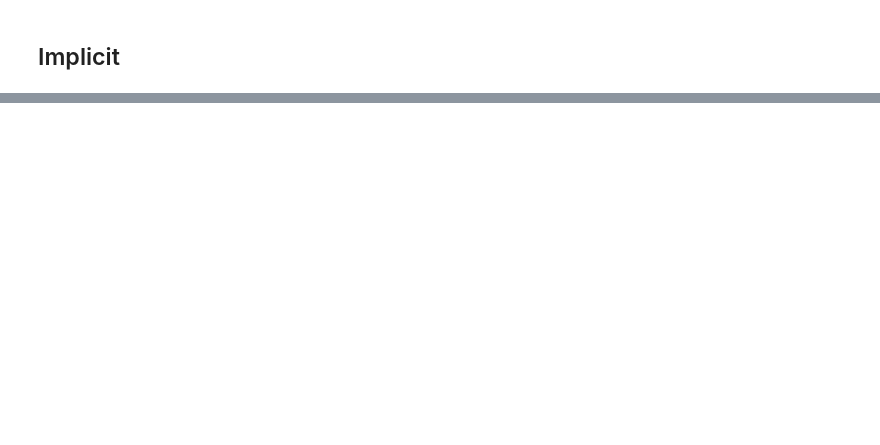
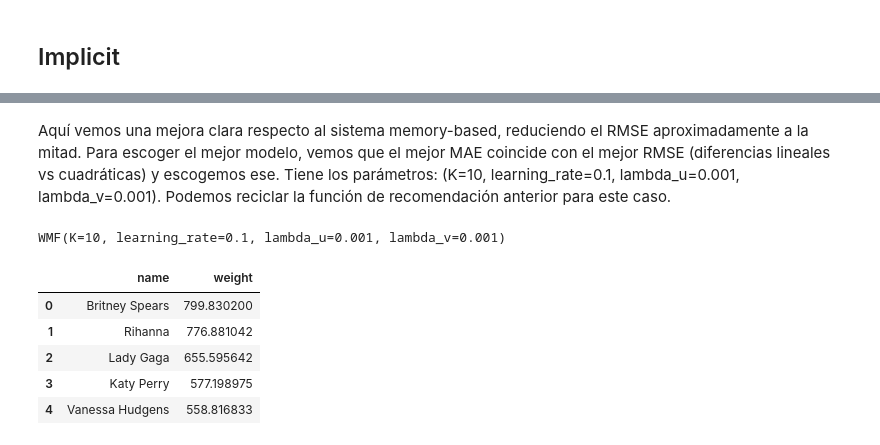
Before and after one commit to apardods/ml3-p2, a Jupyter notebook: ml3_project2.ipynb, the cells around one changed output, grey strips where cells are left out. Drawn from its saved outputs; the diff is of its cells as text; code cells hidden in the pictures; blank space fills up the shorter version.

```diff
--- a/ml3_project2.ipynb
+++ b/ml3_project2.ipynb
@@ -301,0 +322,15 @@ TypeError: WMF.__init__() got an unexpected keyword argument 'lambda_reg'
+# %% [markdown]
+Aquí vemos una mejora clara respecto al sistema memory-based, reduciendo el RMSE aproximadamente a la mitad. Para escoger el mejor modelo, vemos que el mejor MAE coincide con el mejor RMSE (diferencias lineales vs cuadráticas) y escogemos ese. Tiene los parámetros: (K=10, learning_rate=0.1, lambda_u=0.001, lambda_v=0.001). Podemos reciclar la función de recomendación anterior para este caso.
+# %%
+model = wmfs[8]
+print(model.name)
+userRecomendations(701, model, artists)
+# A este usuario le recomienda Britney Spears, poco sorprendente dada su dominancia en los datos
+# %% [output]
+WMF(K=10, learning_rate=0.1, lambda_u=0.001, lambda_v=0.001)
+|  | name | weight |
+| 0 | Britney Spears | 799.830200 |
+| 1 | Rihanna | 776.881042 |
+| 2 | Lady Gaga | 655.595642 |
+| 3 | Katy Perry | 577.198975 |
+| 4 | Vanessa Hudgens | 558.816833 |
```
Also changed, not shown: parts of 15 cells of this notebook, 19 other files.
